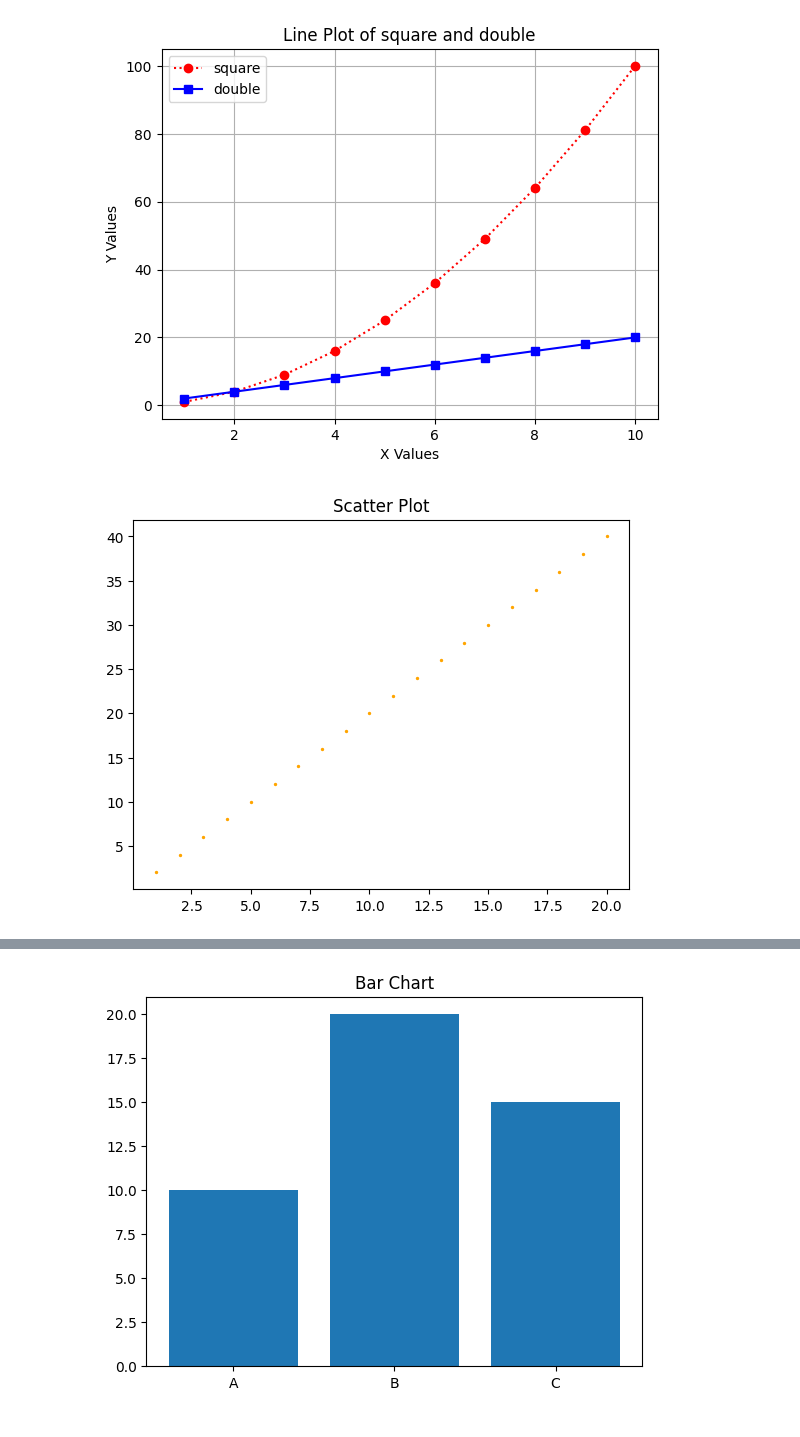
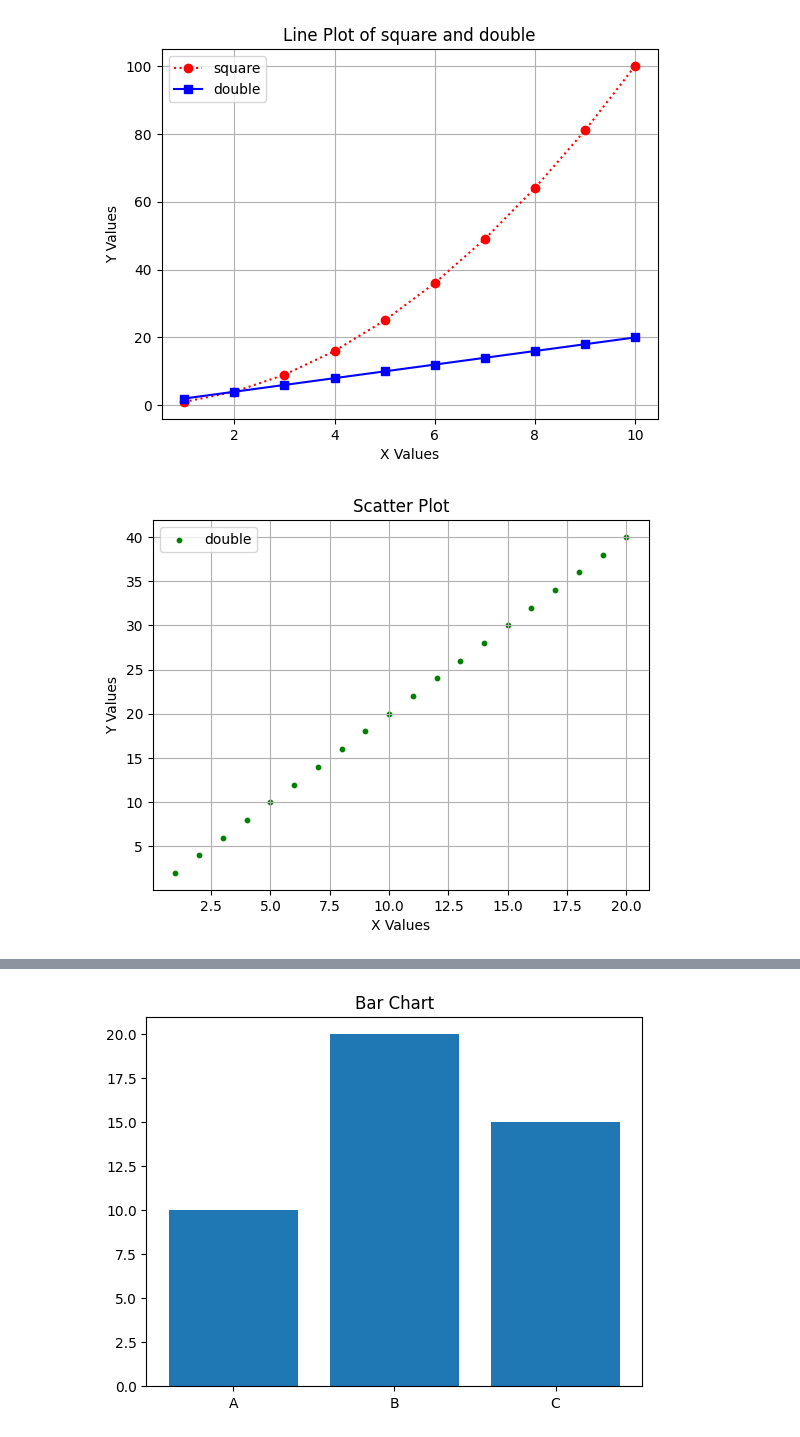
Before and after one commit to cenna-alias/test, a Jupyter notebook: line_plot.ipynb, the cells around one changed output, grey strips where cells are left out. Cells and saved outputs as stored; diff of their text form; code cells hidden in the pictures.

```diff
--- a/line_plot.ipynb
+++ b/line_plot.ipynb
@@ -38,12 +39,17 @@ plt.show()
 # %%
 import numpy as np
 import matplotlib.pyplot as plt
 x = np.arange(1,21)
 y = x*2
-plt.scatter(x,y,s=2,color='orange')
+plt.scatter(x,y,s=10,label='double', color='green')
+
+plt.xlabel("X Values")
+plt.ylabel("Y Values")
 plt.title("Scatter Plot")
+plt.legend()
+plt.grid(True)
 plt.show()
 # %% [output]
-[figure, old version]
+[figure, new version]
 # %%
 x=np.arange(1,16)
```
Also changed, not shown: parts of 4 cells of this notebook.
